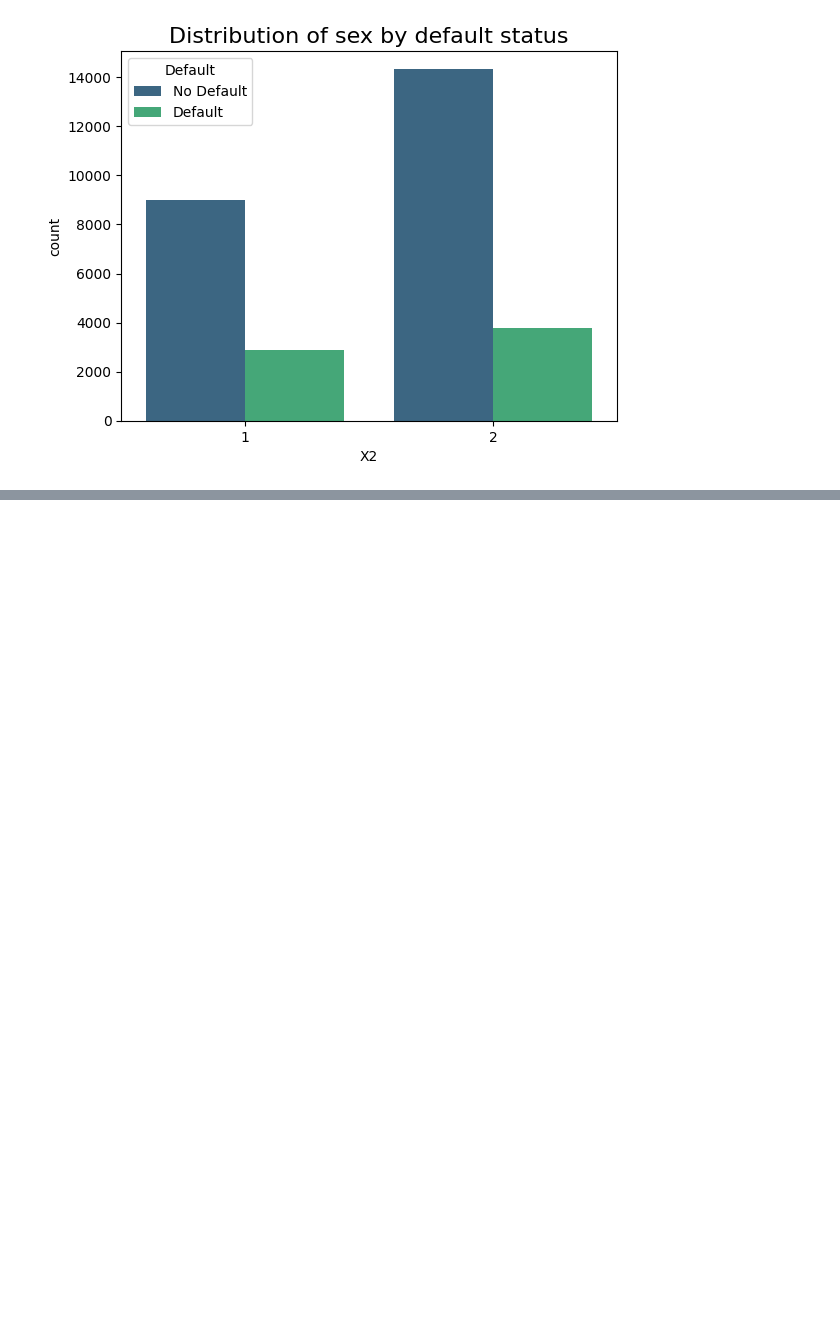
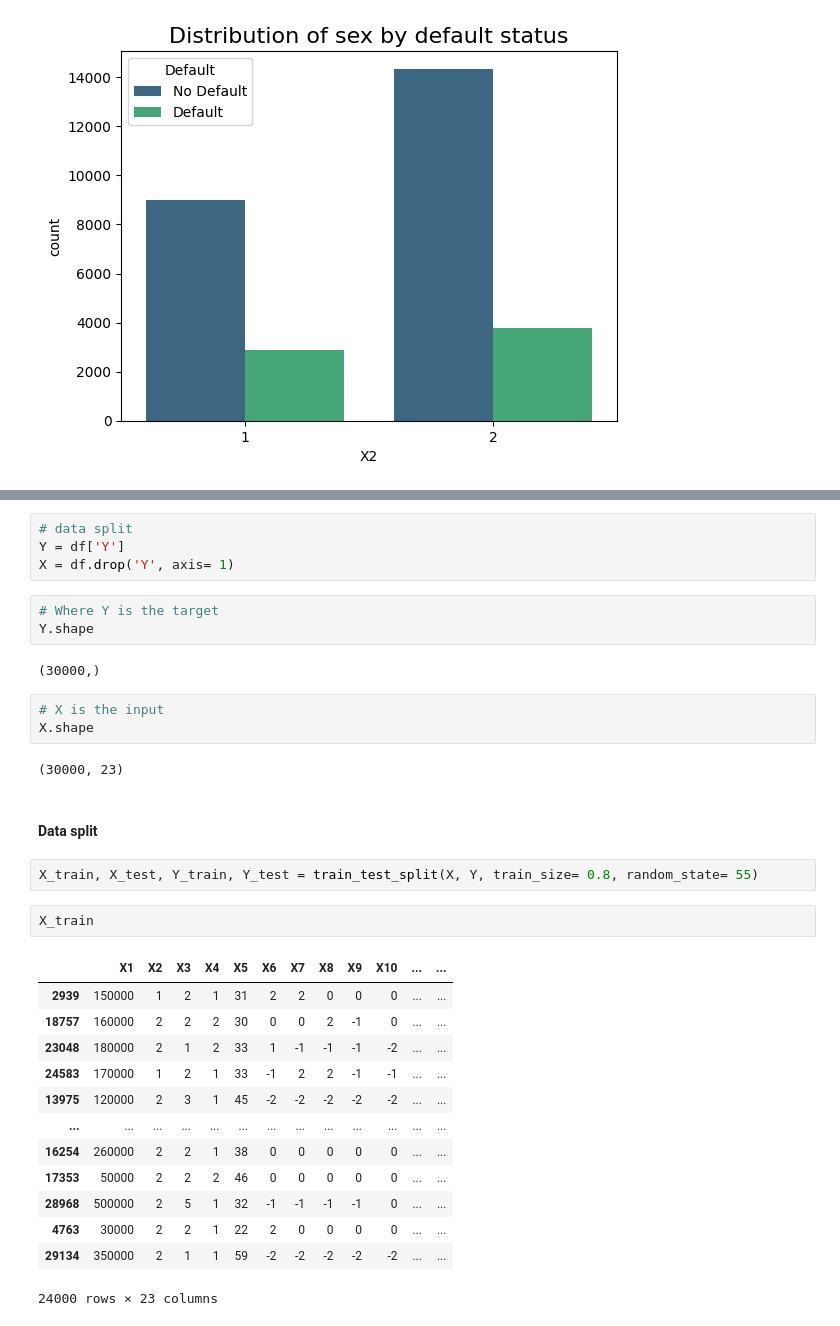
Before and after one commit to topollonaketsana/Data_Analysis, a Jupyter notebook: Taiwanese_Credit_Defaults/notebook/Taiwanese.ipynb, the cells around one changed output, grey strips where cells are left out. Cells and saved outputs as stored; diff of their text form; blank space fills up the shorter version.

```diff
--- a/Taiwanese_Credit_Defaults/notebook/Taiwanese.ipynb
+++ b/Taiwanese_Credit_Defaults/notebook/Taiwanese.ipynb
@@ -205,0 +291,34 @@ plt.show()
+# %%
+# data split
+Y = df['Y']
+X = df.drop('Y', axis= 1)
+# %%
+# Where Y is the target
+Y.shape
+# %% [output]
+(30000,)
+# %%
+# X is the input
+X.shape
+# %% [output]
+(30000, 23)
+# %% [markdown]
+#### Data split
+# %%
+X_train, X_test, Y_train, Y_test = train_test_split(X, Y, train_size= 0.8, random_state= 55)
+# %%
+X_train
+# %% [output]
+|  | X1 | X2 | X3 | X4 | X5 | X6 | X7 | X8 | X9 | X10 | ... | ... |
+| 2939 | 150000 | 1 | 2 | 1 | 31 | 2 | 2 | 0 | 0 | 0 | ... | ... |
+| 18757 | 160000 | 2 | 2 | 2 | 30 | 0 | 0 | 2 | -1 | 0 | ... | ... |
+| 23048 | 180000 | 2 | 1 | 2 | 33 | 1 | -1 | -1 | -1 | -2 | ... | ... |
+| 24583 | 170000 | 1 | 2 | 1 | 33 | -1 | 2 | 2 | -1 | -1 | ... | ... |
+| 13975 | 120000 | 2 | 3 | 1 | 45 | -2 | -2 | -2 | -2 | -2 | ... | ... |
+| ... | ... | ... | ... | ... | ... | ... | ... | ... | ... | ... | ... | ... |
+| 16254 | 260000 | 2 | 2 | 1 | 38 | 0 | 0 | 0 | 0 | 0 | ... | ... |
+| 17353 | 50000 | 2 | 2 | 2 | 46 | 0 | 0 | 0 | 0 | 0 | ... | ... |
+| 28968 | 500000 | 2 | 5 | 1 | 32 | -1 | -1 | -1 | -1 | 0 | ... | ... |
+| 4763 | 30000 | 2 | 2 | 1 | 22 | 2 | 0 | 0 | 0 | 0 | ... | ... |
+| 29134 | 350000 | 2 | 1 | 1 | 59 | -2 | -2 | -2 | -2 | -2 | ... | ... |
+24000 rows × 23 columns
```
Also changed, not shown: parts of 22 cells of this notebook.
